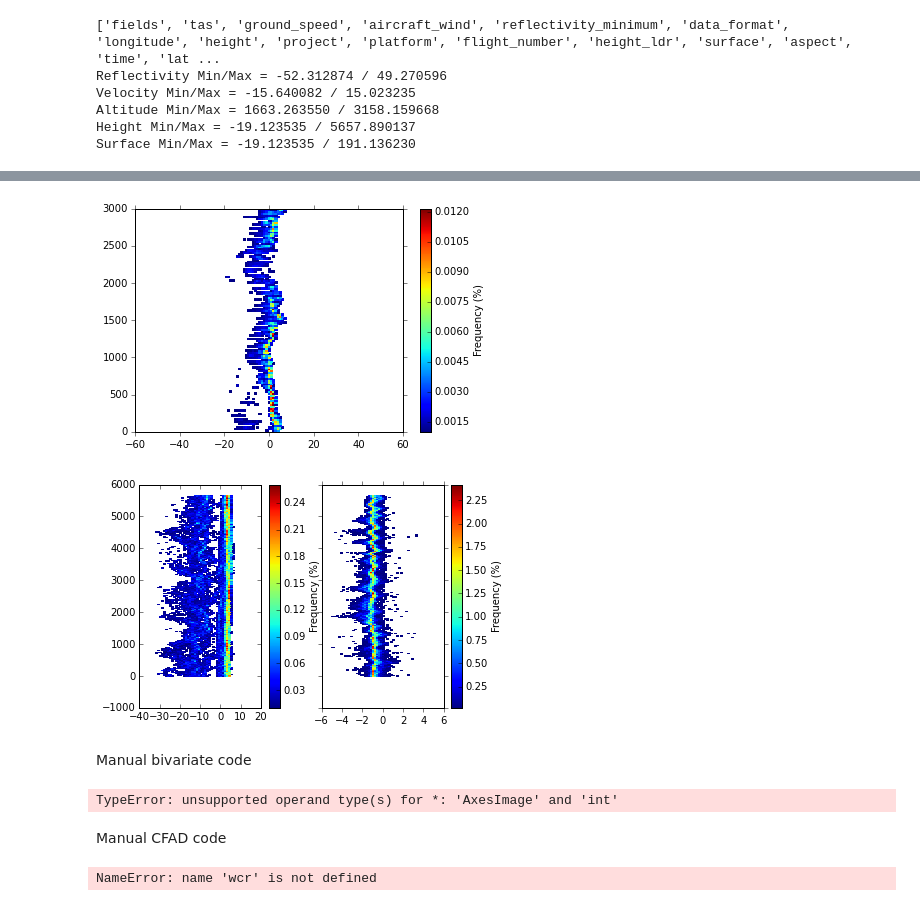
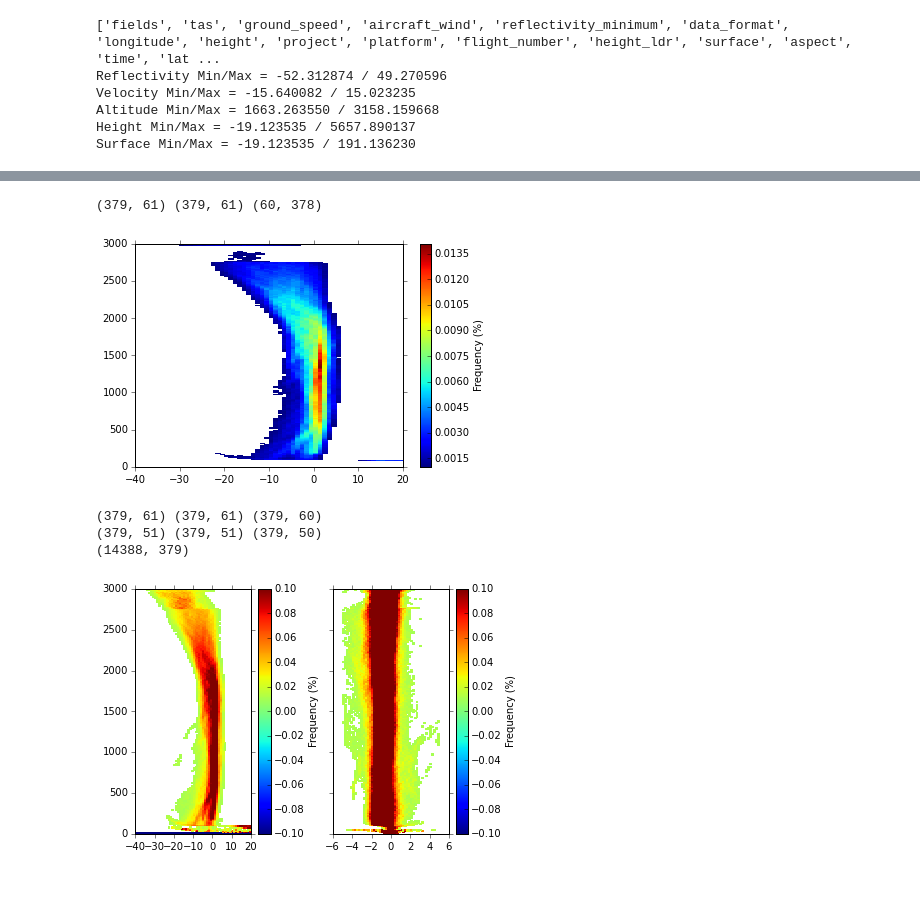
Before and after one commit to nguy/AWOT, a Jupyter notebook: examples/add_variable_to_awot.ipynb, the cells around one changed output, grey strips where cells are left out. Drawn from its saved outputs; the diff is of its cells as text; code cells hidden in the pictures.

```diff
--- a/examples/add_variable_to_awot.ipynb
+++ b/examples/add_variable_to_awot.ipynb
@@ -113,39 +115,31 @@ wcr_vp.time_height_image('velocity_corrected', ax=ax3, plot_log10_var=False,
 # %%
-tas2D, Ht2D = np.meshgrid(wcr['tas']['data'][:], wcr['height']['data'][:])
+#tas2D, Ht2D = np.meshgrid(wcr['tas']['data'][:], wcr['height']['data'][:])
+Ht2D, tas2D = np.meshgrid(wcr['height']['data'][:], wcr['tas']['data'][:])
 
 figC, axC = plt.subplots(1, 1)
 
 awot.graph.plot_bivariate_frequency(wcr['fields']['reflectivity']['data'].ravel(), Ht2D.ravel(),
-                              xbinsminmax=(-50., 50.), ybinsminmax=(0., 3000.), nbinsx=100, nbinsy=120,
+#awot.graph.plot_bivariate_frequency(Ht2D.ravel(),wcr['fields']['reflectivity']['data'].ravel(),
+                              xbinsminmax=(-40., 20.), ybinsminmax=(0., 3000.), nbinsx=61, nbinsy=379,
                               mask_below=0.00001, plot_colorbar=True, plot_percent=True, ax=axC, fig=figC)
+
+#tas2D.shape, Ht2D.shape, wcr['fields']['reflectivity']['data'].shape, wcr['height']['data'].shape
 # %% [output]
+(379, 61) (379, 61) (60, 378)
-[figure, old version]
+[figure, new version]
 # %%
 figC, (axZ, axW) = plt.subplots(1, 2, sharey=True)
 
 awot.graph.plot_cfad(wcr['fields']['reflectivity']['data'][:], wcr['height']['data'][:],
                     xbinsminmax=(-40., 20.), nbinsx=61, plot_percent=True, plot_colorbar=True,
-                    mask_below=.01, ax=axZ)
+                    mask_below=.01, y_min=0., y_max=3000., ax=axZ)
 awot.graph.plot_cfad(wcr['fields']['velocity']['data'][:], wcr['height']['data'][:],
                     xbinsminmax=(-5., 5.), nbinsx=51, plot_percent=True, plot_colorbar=True,
-                    mask_below=.01, ax=axW)
-fig.tight_layout()
+                    mask_below=.01, y_min=0., y_max=3000., ax=axW)
+figC.tight_layout()
+print(wcr['fields']['reflectivity']['data'].shape)
 # %% [output]
+(379, 61) (379, 61) (379, 60)
+(379, 51) (379, 51) (379, 50)
+(14388, 379)
-[figure, old version]
+[figure, new version]
-# %% [markdown]
-Manual bivariate code
-# %%
-binx, biny = np.linspace(-50, 50, 100, endpoint=True), np.linspace(0, 3000, 120, endpoint=True)
-CFAD, xedges, yedges = np.histogram2d(wcr['fields']['reflectivity']['data'].ravel(), Ht2D.ravel(),
-                                      bins=(binx, biny),normed=True)
-CFAD = axC.hist2d(wcr['fields']['reflectivity']['data'].ravel(), Ht2D.ravel(), normed=True,
-                 )#range=[[-40., 25.], [0., 3000.]], bins=[15, 10]
-X, Y = np.meshgrid(xedges, yedges)
-CFAD = np.ma.masked_where(CFAD < 0.00001, CFAD)
-plt.pcolormesh(X, Y, CFAD.T * 100)
-axC.set_aspect('equal')
-plt.colorbar()
-# %% [output]
-TypeError: unsupported operand type(s) for *: 'AxesImage' and 'int'
-# %% [markdown]
-Manual CFAD code
@@ -164,23 +145,0 @@ def create_cfad(radar, fieldname, bins):
-# %%
-binsZ = np.linspace(-40, 20, 61, endpoint=True)
-binsW = np.linspace(-5, 5, 51, endpoint=True)
-CFADZ = create_cfad(wcr, 'reflectivity', binsZ)
-CFADW = create_cfad(wcr, 'velocity', binsW)
-
-CFADZ = np.ma.masked_equal(CFADZ, 0.)
-CFADW = np.ma.masked_equal(CFADW, 0.)
-
-XZ, YZ = np.meshgrid(binsZ, wcr['height']['data'])
-XW, YW = np.meshgrid(binsW, wcr['height']['data'])
-p1 = axZ.pcolormesh(XZ, YZ, CFADZ)
-axZ.set_xlim(-40, 20)
-axZ.set_xlabel('Ze (dBZ)')
-axZ.set_ylabel('Altitude (m)')
-fig.colorbar(p1, ax=axZ)
-
-p2 = axW.pcolormesh(XW, YW, CFADW)
-axW.set_xlim(-5, 5)
-axW.set_xlabel('W (m/s)')
-fig.colorbar(p2, ax=axW)
-# %% [output]
-NameError: name 'wcr' is not defined
```
Also changed, not shown: parts of 10 cells of this notebook, 5 other files.
